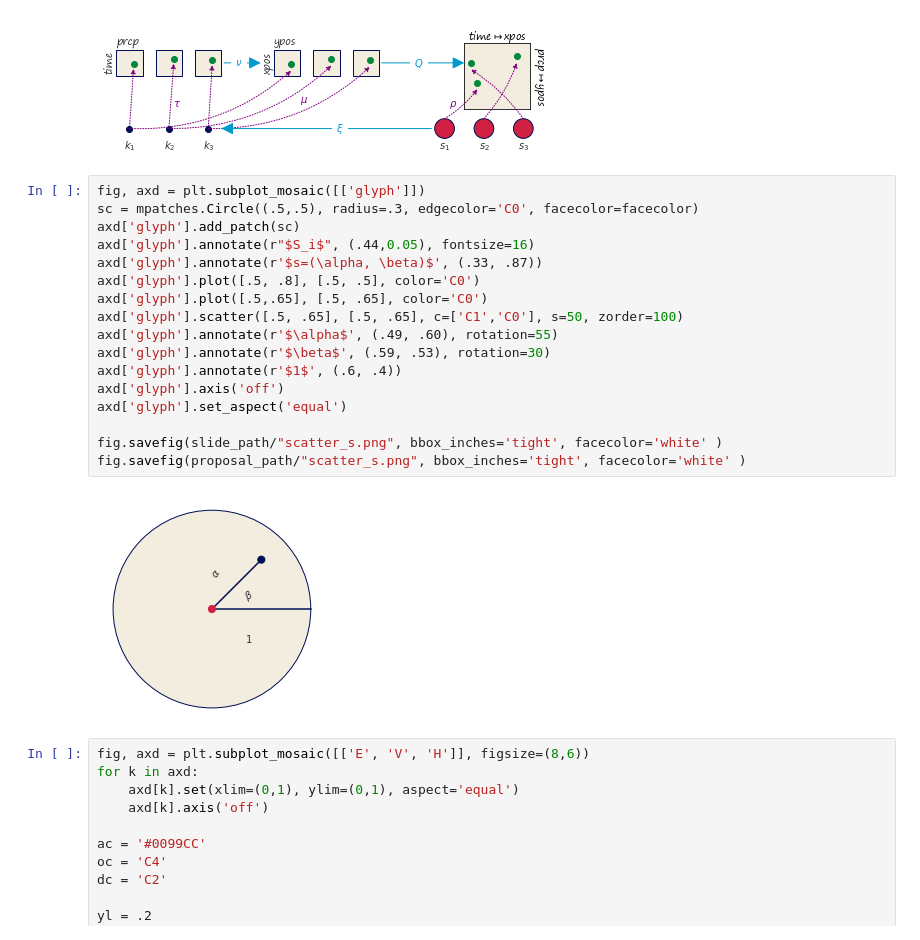
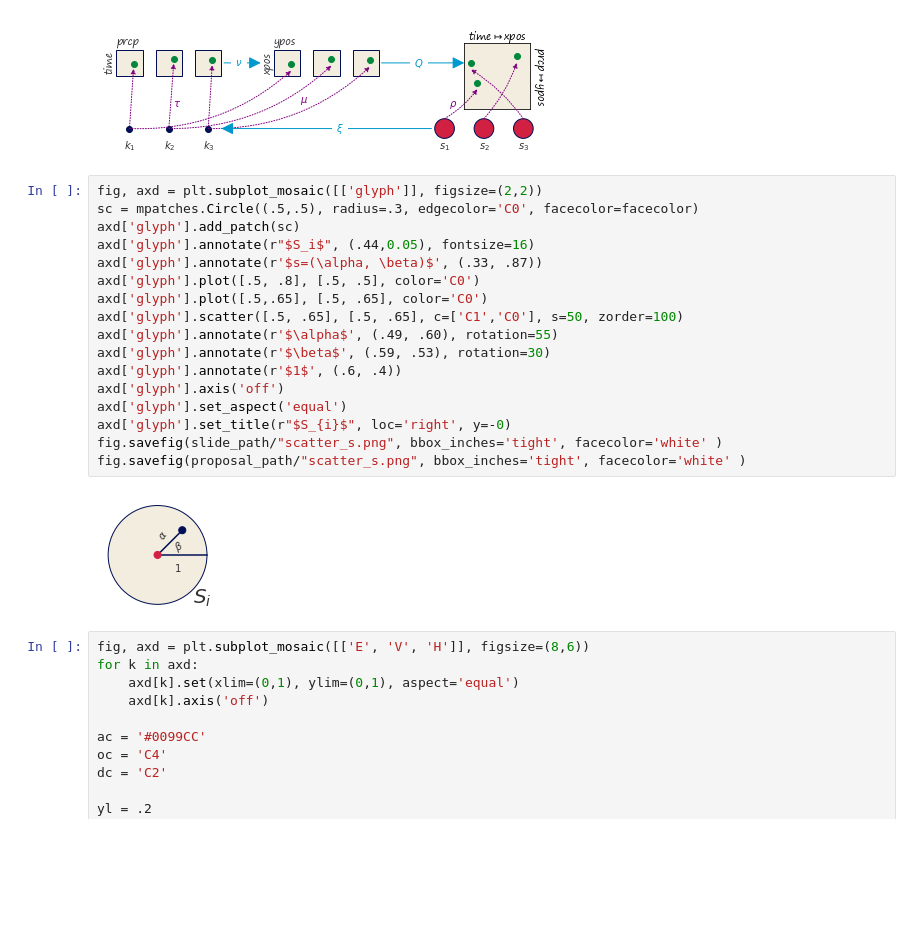
Before and after one commit to story645/proposal, a Jupyter notebook: figures/q_figs.ipynb, the cells around one changed output. Cells and saved outputs as stored; diff of their text form; blank space fills up the shorter version.

```diff
--- a/figures/q_figs.ipynb
+++ b/figures/q_figs.ipynb
@@ -205,24 +205,24 @@ fig.savefig(proposal_path/"scatter.png", bbox_inches='tight', facecolor='white'
 # %% [output]
 [figure]
 # %%
-fig, axd = plt.subplot_mosaic([['glyph']])
+fig, axd = plt.subplot_mosaic([['glyph']], figsize=(2,2))
 sc = mpatches.Circle((.5,.5), radius=.3, edgecolor='C0', facecolor=facecolor)
 axd['glyph'].add_patch(sc)
 axd['glyph'].annotate(r"$S_i$", (.44,0.05), fontsize=16)
 axd['glyph'].annotate(r'$s=(\alpha, \beta)$', (.33, .87))
 axd['glyph'].plot([.5, .8], [.5, .5], color='C0')
 axd['glyph'].plot([.5,.65], [.5, .65], color='C0')
 axd['glyph'].scatter([.5, .65], [.5, .65], c=['C1','C0'], s=50, zorder=100)
 axd['glyph'].annotate(r'$\alpha$', (.49, .60), rotation=55)
 axd['glyph'].annotate(r'$\beta$', (.59, .53), rotation=30)
 axd['glyph'].annotate(r'$1$', (.6, .4))
 axd['glyph'].axis('off')
 axd['glyph'].set_aspect('equal')
-
+axd['glyph'].set_title(r"$S_{i}$", loc='right', y=-0)
 fig.savefig(slide_path/"scatter_s.png", bbox_inches='tight', facecolor='white' )
 fig.savefig(proposal_path/"scatter_s.png", bbox_inches='tight', facecolor='white' )
 # %% [output]
-[figure, old version]
+[figure, new version]
 # %%
 fig, axd = plt.subplot_mosaic([['E', 'V', 'H']], figsize=(8,6))
 for k in axd:
```
Also changed, not shown: parts of 1 cell of this notebook, 2 other files.
